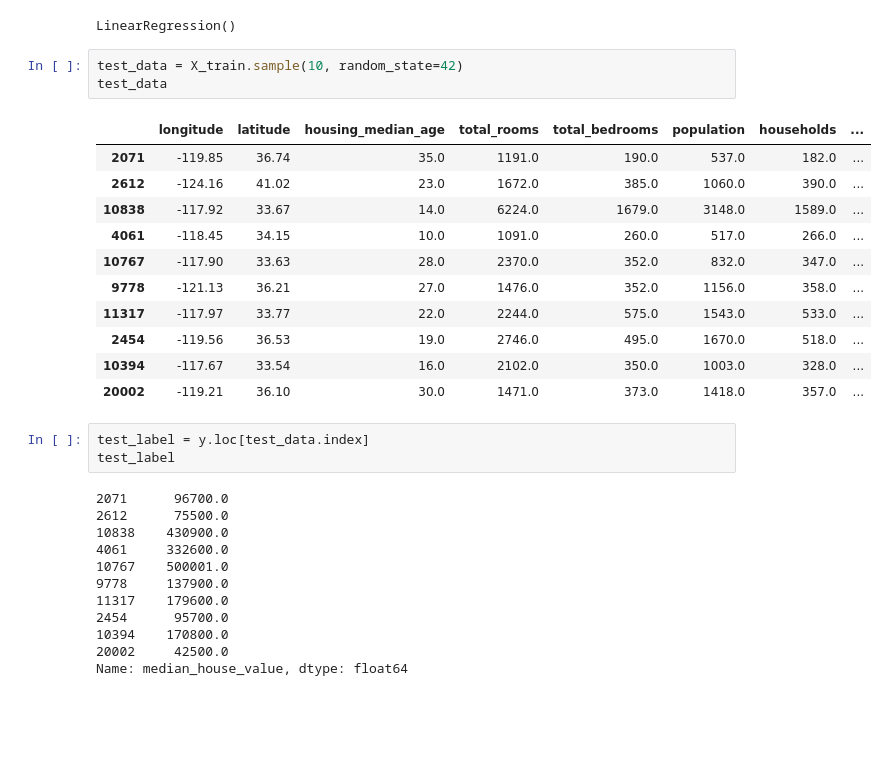
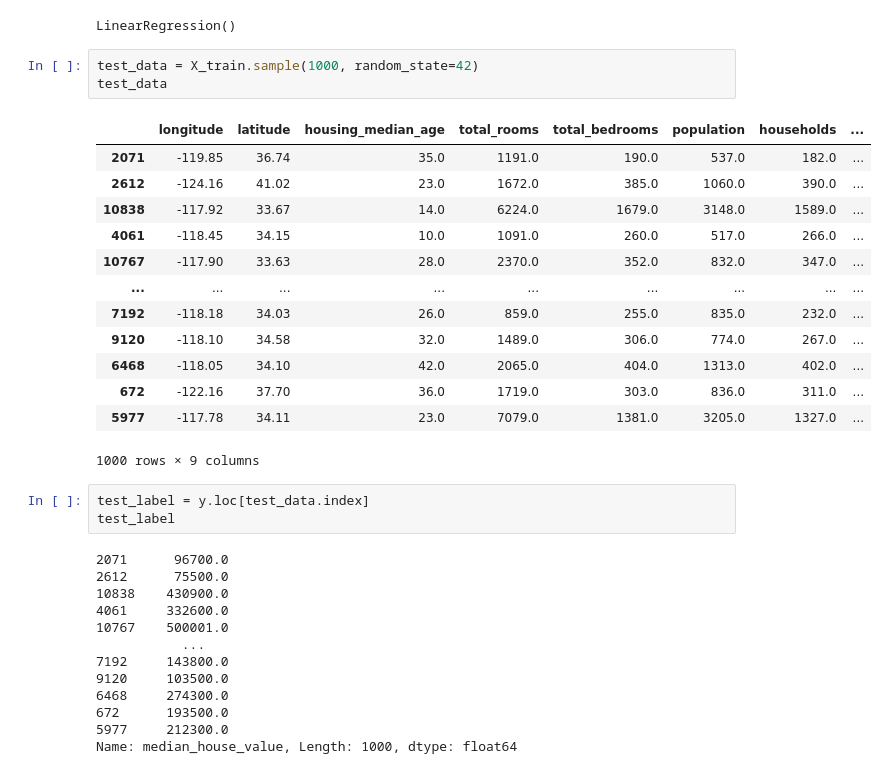
Before and after one commit to amirbek-akramov/DataScience, a Jupyter notebook: DataScience/!Project/Machine_Learning.ipynb, the cells around one changed output. Saved outputs shown, nothing was run; the diff lists cells and outputs as text; blank space fills up the shorter version.

```diff
--- a/DataScience/!Project/Machine_Learning.ipynb
+++ b/DataScience/!Project/Machine_Learning.ipynb
@@ -89,20 +89,22 @@ LR_model.fit(X_prepared, y)
 # %% [output]
 LinearRegression()
 # %%
-test_data = X_train.sample(10, random_state=42)
+test_data = X_train.sample(1000, random_state=42)
 test_data
 # %% [output]
 |  | longitude | latitude | housing_median_age | total_rooms | total_bedrooms | population | households | ... |
 | 2071 | -119.85 | 36.74 | 35.0 | 1191.0 | 190.0 | 537.0 | 182.0 | ... |
 | 2612 | -124.16 | 41.02 | 23.0 | 1672.0 | 385.0 | 1060.0 | 390.0 | ... |
 | 10838 | -117.92 | 33.67 | 14.0 | 6224.0 | 1679.0 | 3148.0 | 1589.0 | ... |
 | 4061 | -118.45 | 34.15 | 10.0 | 1091.0 | 260.0 | 517.0 | 266.0 | ... |
 | 10767 | -117.90 | 33.63 | 28.0 | 2370.0 | 352.0 | 832.0 | 347.0 | ... |
-| 9778 | -121.13 | 36.21 | 27.0 | 1476.0 | 352.0 | 1156.0 | 358.0 | ... |
-| 11317 | -117.97 | 33.77 | 22.0 | 2244.0 | 575.0 | 1543.0 | 533.0 | ... |
-| 2454 | -119.56 | 36.53 | 19.0 | 2746.0 | 495.0 | 1670.0 | 518.0 | ... |
-| 10394 | -117.67 | 33.54 | 16.0 | 2102.0 | 350.0 | 1003.0 | 328.0 | ... |
-| 20002 | -119.21 | 36.10 | 30.0 | 1471.0 | 373.0 | 1418.0 | 357.0 | ... |
+| ... | ... | ... | ... | ... | ... | ... | ... | ... |
+| 7192 | -118.18 | 34.03 | 26.0 | 859.0 | 255.0 | 835.0 | 232.0 | ... |
+| 9120 | -118.10 | 34.58 | 32.0 | 1489.0 | 306.0 | 774.0 | 267.0 | ... |
+| 6468 | -118.05 | 34.10 | 42.0 | 2065.0 | 404.0 | 1313.0 | 402.0 | ... |
+| 672 | -122.16 | 37.70 | 36.0 | 1719.0 | 303.0 | 836.0 | 311.0 | ... |
+| 5977 | -117.78 | 34.11 | 23.0 | 7079.0 | 1381.0 | 3205.0 | 1327.0 | ... |
+1000 rows × 9 columns
 # %%
 test_label = y.loc[test_data.index]
 test_label
@@ -112,12 +114,13 @@ test_label
 10838    430900.0
 4061     332600.0
 10767    500001.0
-9778     137900.0
-11317    179600.0
-2454      95700.0
-10394    170800.0
-20002     42500.0
-Name: median_house_value, dtype: float64
+           ...
+7192     143800.0
+9120     103500.0
+6468     274300.0
+672      193500.0
+5977     212300.0
+Name: median_house_value, Length: 1000, dtype: float64
 # %%
 test_data_prepared = full_pipeline.transform(test_data)
 predicted_labels = LR_model.predict(test_data_prepared)
```
Also changed, not shown: parts of 24 cells of this notebook, 3 other files.
